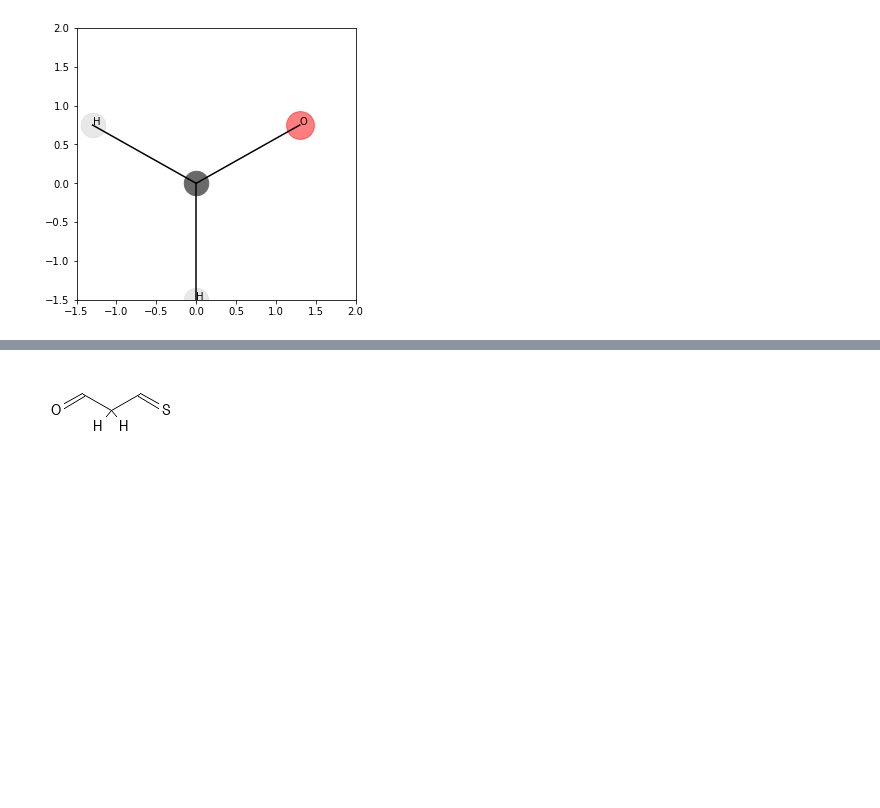
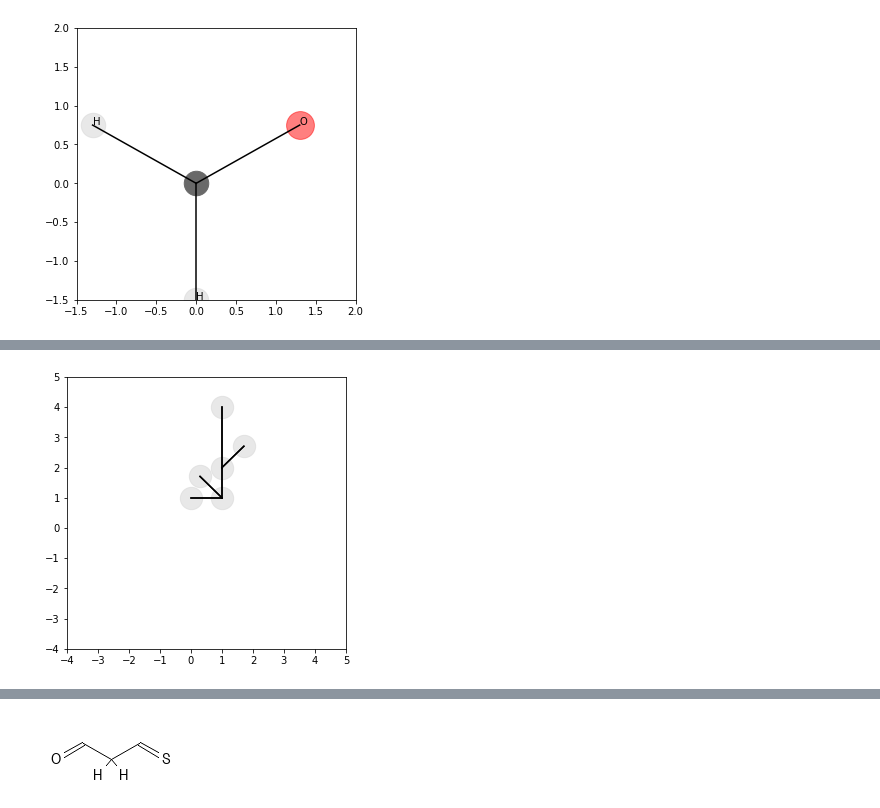
Before and after one commit to LanceKnight/Hit_Explosion, a Jupyter notebook: kernel_similarity_test.ipynb, the cells around one changed output, grey strips where cells are left out. Drawn from its saved outputs; the diff is of its cells as text; code cells hidden in the pictures; blank space fills up the shorter version.

```diff
--- a/kernel_similarity_test.ipynb
+++ b/kernel_similarity_test.ipynb
@@ -1009,11 +1272,12 @@ class KernelSetConv(Module):
         x_focal, p_focal = self.get_focal_nodes_of_degree(deg = deg, x = x, p=p, edge_index = edge_index)
 
         num_focal = x_focal.shape[0]
-        x_neighbor, p_neighbor, edge_attr_neighbor = self.get_neighbor_nodes_and_edges_of_degree(deg = deg, x = x, edge_index = edge_index, p=p, edge_attr = edge_attr)
+        if num_focal !=0:
+            x_neighbor, p_neighbor, edge_attr_neighbor = self.get_neighbor_nodes_and_edges_of_degree(deg = deg, x = x, edge_index = edge_index, p=p, edge_attr = edge_attr)
 #         print('x_neighbor')
 #         print(x_neighbor)
-
-        return x_focal, p_focal, x_neighbor, p_neighbor, edge_attr_neighbor
+            return x_focal, p_focal, x_neighbor, p_neighbor, edge_attr_neighbor
+        return None
 
     def forward(self, *argv, **kwargv):
         '''
@@ -1042,11 +1306,16 @@ class KernelSetConv(Module):
 #         print(edge_attr)
 
         # loop through all possbile degrees. i.e. 1 to 4 bonds
+        sc_list = []
         for deg in range(1,5):
-            x_focal, p_focal, x_neighbor, p_neighbor, edge_attr_neighbor = self.convert_graph_to_receptive_field(deg, x, p, edge_index, edge_attr)
-            data = Data(x_focal=x_focal, p_focal=p_focal, x_neighbor=x_neighbor, p_neighbor=p_neighbor, edge_attr_neighbor=edge_attr_neighbor )
+#             print(f'deg:{deg}')
+            receptive_field = self.convert_graph_to_receptive_field(deg, x, p, edge_index, edge_attr)
+#             print('receptive_field')
+#             print(receptive_field)
+            if receptive_field is not None:
+                x_focal, p_focal, x_neighbor, p_neighbor, edge_attr_neighbor = receptive_field[0], receptive_field[1], receptive_field[2], receptive_field[3], receptive_field[4]
+                data = Data(x_focal=x_focal, p_focal=p_focal, x_neighbor=x_neighbor, p_neighbor=p_neighbor, edge_attr_neighbor=edge_attr_neighbor )
 
-            print(f'deg:{deg}')
 #             print('====data info====')
 #             print('x_focal')
 #             print(x_focal)
@@ -1058,11 +1327,70 @@ class KernelSetConv(Module):
 #             print(p_neighbor)
 #             print('edge_attr_neighbor')
 #             print(edge_attr_neighbor)
+                sc = self.kernel_set[deg-1](data =data)
 
-            self.kernel_set[deg-1](data =data)
 
+            else:
+                sc= torch.tensor(0)
+                max_atan = torch.tensor(math.pi/2) # the maxium value a arctain function can get
+                sc = max_atan
+
+            sc_list.append(sc)
+
+        sc_list = torch.stack(sc_list)
+#         print(f'sc_list:{sc_list}')
+        return sc_list
 
         # a list containing the total score for all four kernels
 #         kernel_score_list = [x(data = data) for x in self.kernel_set]
 
 #         output = torch.cat([x(data = data) for x in self.kernel_set], dim=0)
+
+
+# data prep
+smiles = 'C(C(C=O)([H])[H])=S'
+x, p, edge_index, edge_attr = smiles2graph(2, smiles)
+data = Data(x = x, p = p, edge_index = edge_index, edge_attr = edge_attr)
+# print_data(data)
+
+# manual data for weird angle testing
+trans = torch.tensor([[1,1]])
+x= torch.tensor([[1],[1],[1],[1],[1],[1]], dtype = torch.float)
+p= torch.tensor([[-1,0],[-math.sqrt(0.5),math.sqrt(0.5)],[0,1], [0,0], [math.sqrt(0.5), 1+math.sqrt(0.5)], [0,3]], dtype = torch.float)
+p+=trans
+edge_index = torch.tensor([[0,3,1,3,2,3, 5,2,2,4],[3,0,3,1,3,2,2,5,4,2]])
+edge_attr = torch.tensor([[1],[1],[1],[1],[1],[1],[1],[1],[1],[1]])
+data = Data(x = x, p = p, edge_index = edge_index, edge_attr = edge_attr)
+
+# ========generate a list of graphs
+origin = torch.tensor([0,0])
+vis_graph(data)
+data_list = []
+for i in range(0, 370, 10):
+    data = graph_rotate(data, origin, i)
+    data_list.append(data)
+#     vis_graph(data)
+
+
+# model prep
+node_attr_dim = x.shape[1]
+edge_attr_dim = edge_attr.shape[1]
+model = KernelSetConv(D=2, node_attr_dim = node_attr_dim, edge_attr_dim = edge_attr_dim)
+
+
+# examine the model kernel
+# x_center = model.state_dict()['kernel_set.2.x_center']
+# x_support = model.state_dict()['kernel_set.2.x_support']
+# edge_attr_support = model.state_dict()['kernel_set.2.edge_attr_support']
+# p_support = model.state_dict()['kernel_set.2.p_support']
+# m_kernel = Data(x_center= x_center, x_support = x_support, edge_attr_support = edge_attr_support, p_support = p_support)
+# vis_kernel(m_kernel) # this visualize one single kernel
+# # vis_kernel_in_model(model) # this visualize all kernels in the model
+
+
+# run
+# model(data = data)
+
+
+# KernelConv test
+# %% [output]
@@ -1068,0 +1401 @@ class KernelSetConv(Module):
+[figure, added]
```
Also changed, not shown: parts of 11 cells of this notebook.
